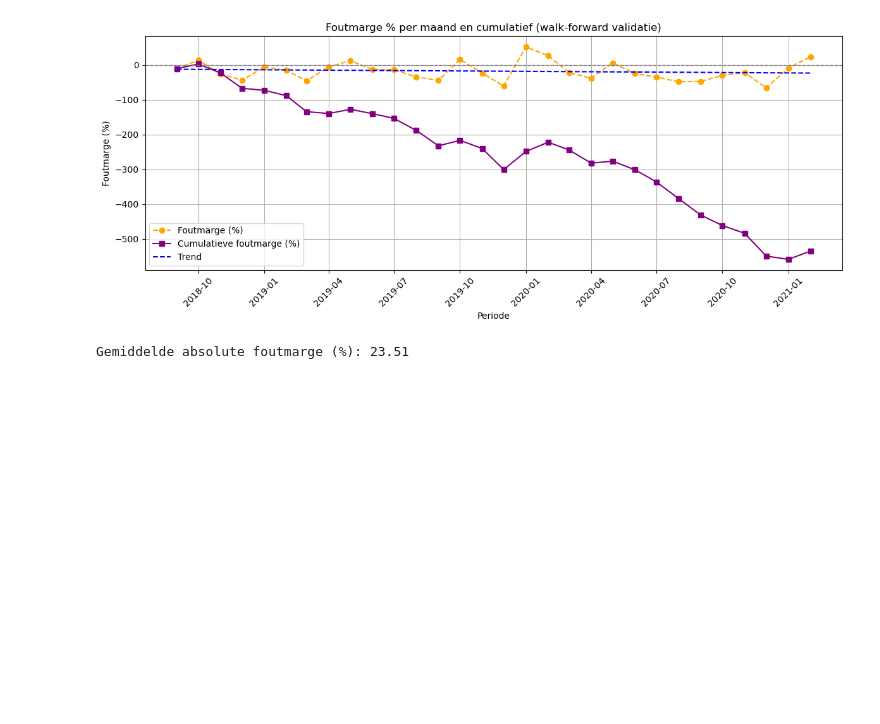
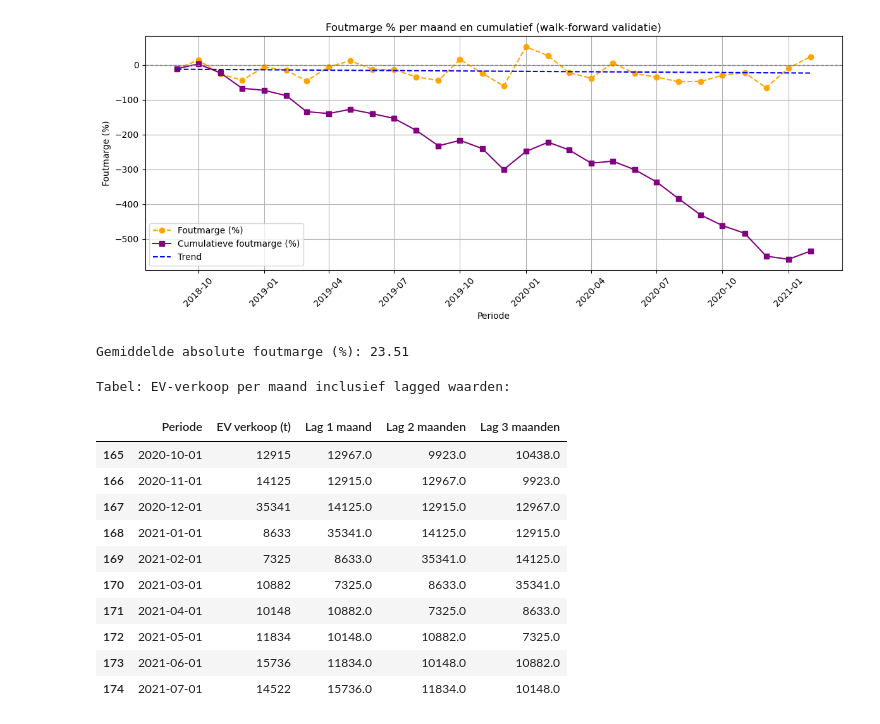
Before and after one commit to DylanHaaz/Tryhard, a Jupyter notebook: v4 _Google_trend/Xgboost _trend.ipynb, the cells around one changed output. Drawn from its saved outputs; the diff is of its cells as text; code cells hidden in the pictures; blank space fills up the shorter version.

```diff
--- a/v4 _Google_trend/Xgboost _trend.ipynb
+++ b/v4 _Google_trend/Xgboost _trend.ipynb
@@ -503,3 +543,28 @@ MAE voor 2019-08: 2066.75
 [figure]
 [figure]
 Gemiddelde absolute foutmarge (%): 23.51
+# %%
+# Voeg lags op verkoop toe aan de uiteindelijke trainingsdata
+gebruikte_trainingsdata['EV verkoop (t)'] = gebruikte_trainingsdata['Totaal_verkochte_wegvoertuigen']
+gebruikte_trainingsdata['Lag 1 maand'] = gebruikte_trainingsdata['Totaal_verkochte_wegvoertuigen'].shift(1)
+gebruikte_trainingsdata['Lag 2 maanden'] = gebruikte_trainingsdata['Totaal_verkochte_wegvoertuigen'].shift(2)
+gebruikte_trainingsdata['Lag 3 maanden'] = gebruikte_trainingsdata['Totaal_verkochte_wegvoertuigen'].shift(3)
+
+# Selecteer en toon de kolommen in een nette tabel
+verkoop_lag_tabel = gebruikte_trainingsdata[['Periode', 'EV verkoop (t)', 'Lag 1 maand', 'Lag 2 maanden', 'Lag 3 maanden']]
+
+print("\nTabel: EV-verkoop per maand inclusief lagged waarden:")
+display(verkoop_lag_tabel.tail(10))  # Laatste 10 rijen tonen
+# %% [output]
+Tabel: EV-verkoop per maand inclusief lagged waarden:
+|  | Periode | EV verkoop (t) | Lag 1 maand | Lag 2 maanden | Lag 3 maanden |
+| 165 | 2020-10-01 | 12915 | 12967.0 | 9923.0 | 10438.0 |
+| 166 | 2020-11-01 | 14125 | 12915.0 | 12967.0 | 9923.0 |
+| 167 | 2020-12-01 | 35341 | 14125.0 | 12915.0 | 12967.0 |
+| 168 | 2021-01-01 | 8633 | 35341.0 | 14125.0 | 12915.0 |
+| 169 | 2021-02-01 | 7325 | 8633.0 | 35341.0 | 14125.0 |
+| 170 | 2021-03-01 | 10882 | 7325.0 | 8633.0 | 35341.0 |
+| 171 | 2021-04-01 | 10148 | 10882.0 | 7325.0 | 8633.0 |
+| 172 | 2021-05-01 | 11834 | 10148.0 | 10882.0 | 7325.0 |
+| 173 | 2021-06-01 | 15736 | 11834.0 | 10148.0 | 10882.0 |
+| 174 | 2021-07-01 | 14522 | 15736.0 | 11834.0 | 10148.0 |
```
Also changed, not shown: parts of 17 cells of this notebook, 1 other file.
